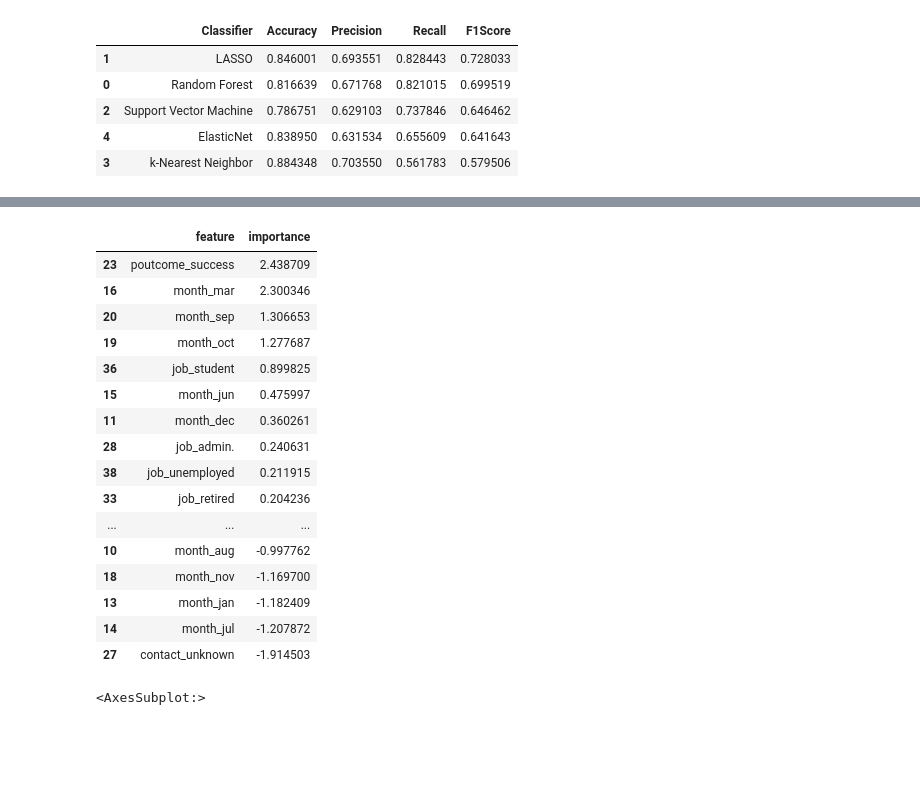
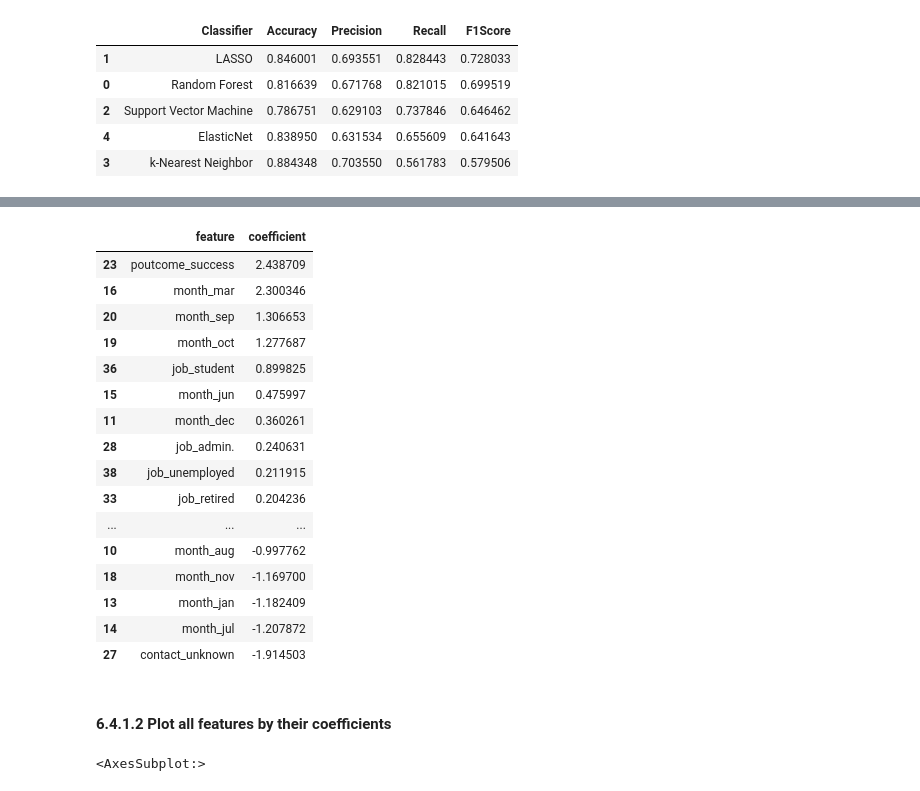
Before and after one commit to jwixis/ixisiv, a Jupyter notebook: bank_3.ipynb, the cells around one changed output, grey strips where cells are left out. Cells and saved outputs as stored; diff of their text form; code cells hidden in the pictures; blank space fills up the shorter version.

Commit message:
Add comments on feature importance

```diff
--- a/bank_3.ipynb
+++ b/bank_3.ipynb
@@ -396,9 +359,9 @@ df_rf_fea_imp
 # %%
 df_lasso_fea_imp = pd.DataFrame(zip(X_train.columns, fitted_clfs[1].coef_[0]),
-                             columns=['feature', 'importance']).sort_values(by='importance', ascending=False)
+                             columns=['feature', 'coefficient']).sort_values(by='coefficient', ascending=False)
 df_lasso_fea_imp
 # %% [output]
-|  | feature | importance |
+|  | feature | coefficient |
 | 23 | poutcome_success | 2.438709 |
 | 16 | month_mar | 2.300346 |
 | 20 | month_sep | 1.306653 |
@@ -415,6 +378,8 @@ df_lasso_fea_imp
 | 13 | month_jan | -1.182409 |
 | 14 | month_jul | -1.207872 |
 | 27 | contact_unknown | -1.914503 |
+# %% [markdown]
+#### 6.4.1.2 Plot all features by their coefficients
 # %%
 plt.figure(figsize=(20,10))
 df_lasso_fea_imp.importance.plot(kind='bar')
```
Also changed, not shown: parts of 10 cells of this notebook.
